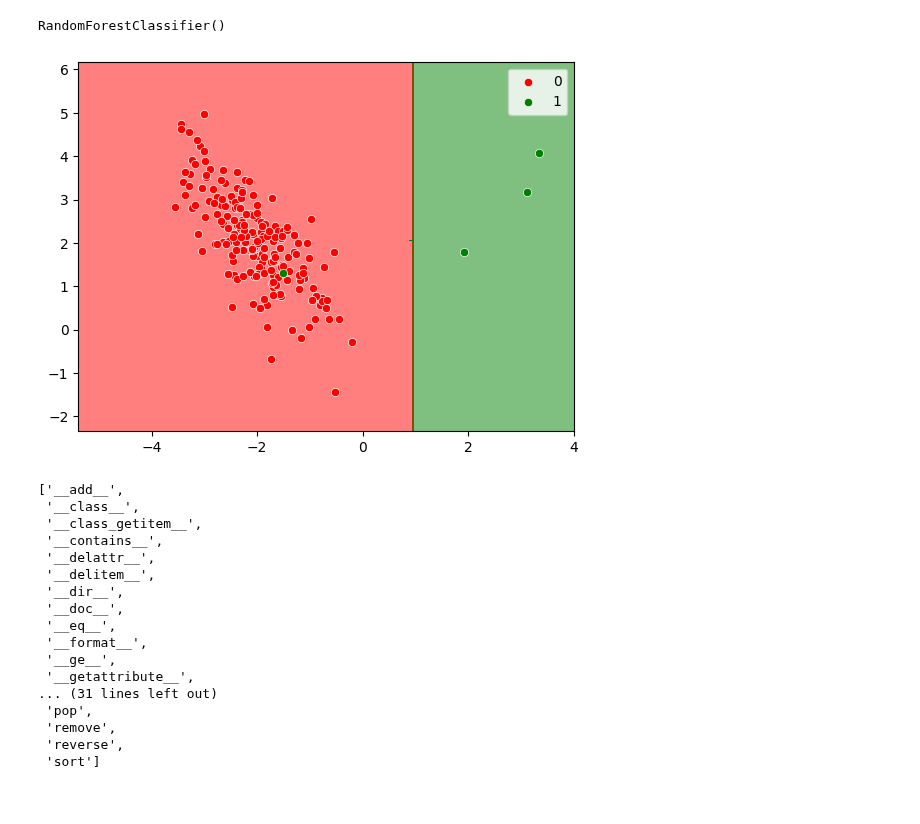
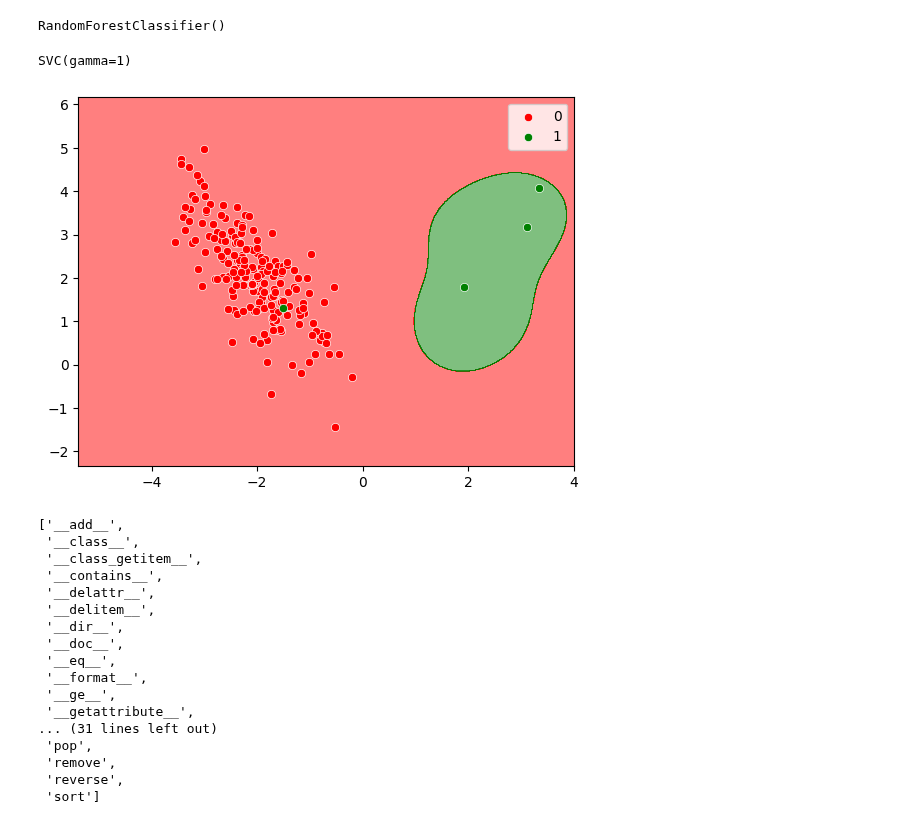
Before and after one commit to MaximillianJacob/Udemy, a Jupyter notebook: machine_learning_imbalanced_data/5_Undersampling/7_All_KNN.ipynb, the cells around one changed output. Drawn from its saved outputs; the diff is of its cells as text; code cells hidden in the pictures.

```diff
--- a/machine_learning_imbalanced_data/5_Undersampling/7_All_KNN.ipynb
+++ b/machine_learning_imbalanced_data/5_Undersampling/7_All_KNN.ipynb
@@ -88,6 +84,4 @@ rf.fit(X_train, y_train)
 # %% [output]
 RandomForestClassifier()
 # %%
-pbd(rf, X_train, X_test, y_train, y_test)
+# pbd(rf, X_train, X_test, y_train, y_test)
-# %% [output]
-[figure, removed]
@@ -94,3 +90,12 @@ pbd(rf, X_train, X_test, y_train, y_test)
+# %%
+SVM = SVC(gamma=1)
+SVM.fit(X_train, y_train)
+# %% [output]
+SVC(gamma=1)
+# %%
+pdb(SVM, X_train, X_test, y_train, y_test)
+# %% [output]
+[figure, added]
 # %%
 dir(sys.path)
 # %% [output]
```
Also changed, not shown: parts of 42 cells of this notebook, 1 other file.
